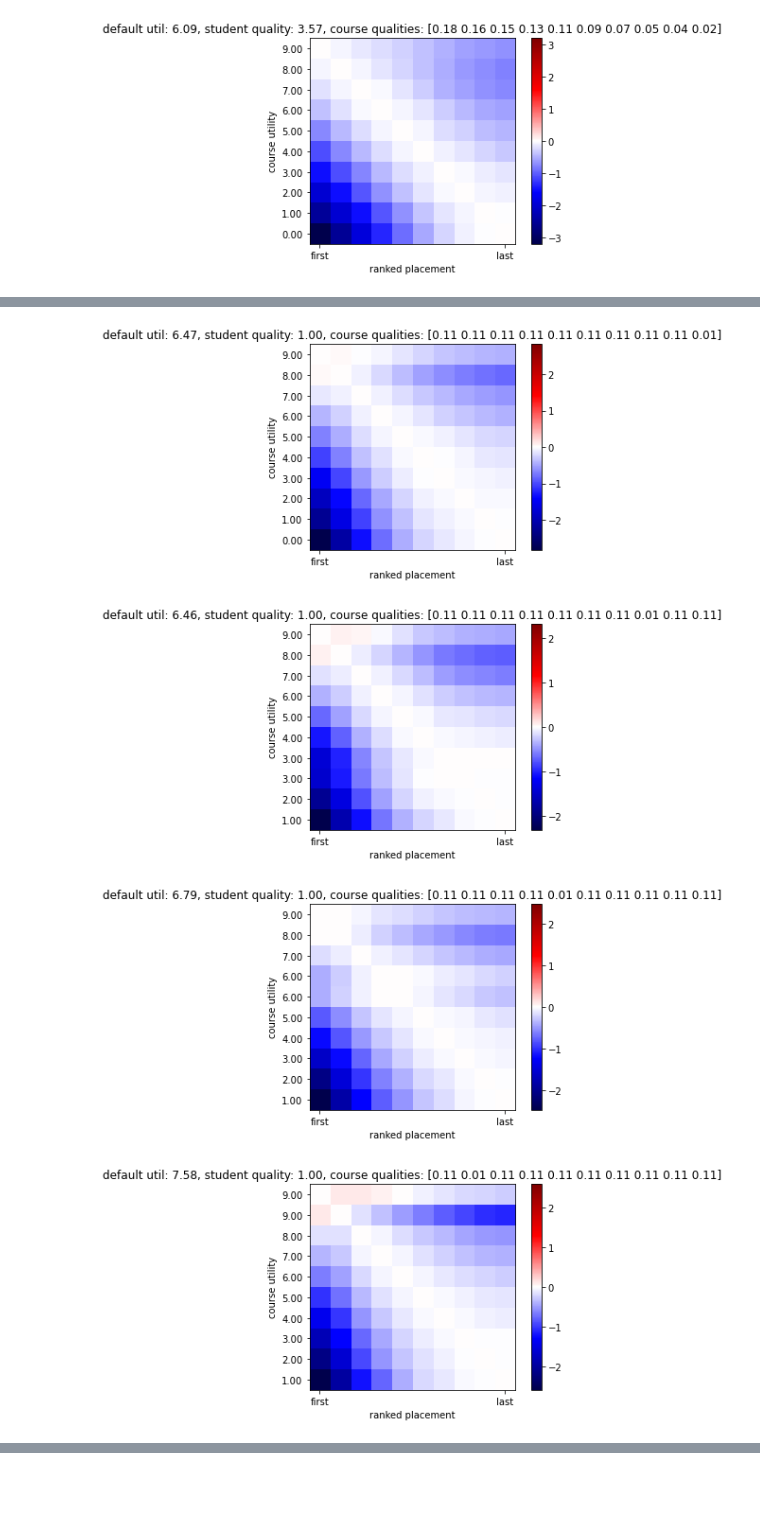
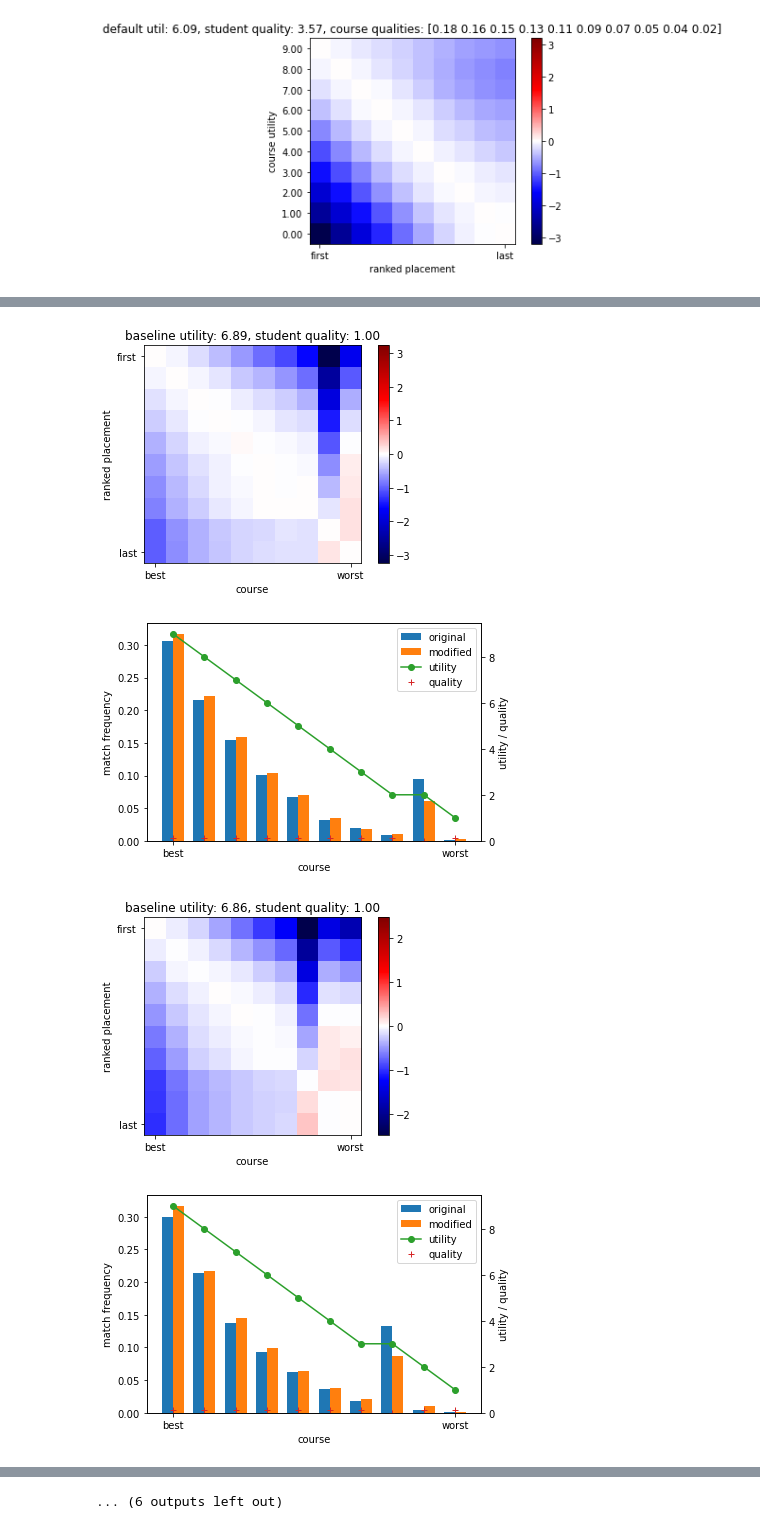
Before and after one commit to liamdj/thesis, a Jupyter notebook: sims.ipynb, the cells around one changed output, grey strips where cells are left out. Saved outputs shown, nothing was run; the diff lists cells and outputs as text; code cells hidden in the pictures; blank space fills up the shorter version.

```diff
--- a/sims.ipynb
+++ b/sims.ipynb
@@ -17,12 +174,0 @@ results1 = simulate_matchings.try_reordering(match_utilities, student_qualities,
-# %%
-def plot_results(data):
-    most = max(np.max(data - data[0, 0]), np.max(data[0, 0] - data))
-    norm = colors.Normalize(-most, +most, clip=True)
-    plt.title("default util: {:.2f}, student quality: {:.2f}, course qualities: {}".format(data[0, 0], student_qualities[0] * 10, course_qualities[np.flip(np.argsort(match_utilities))]))
-    plt.yticks(np.arange(10), map("{:.2f}".format, np.flip(np.sort(match_utilities))))
-    plt.ylabel("course utility")
-    plt.imshow(data - data[0, 0], cmap='seismic', norm=norm)
-    plt.xlabel("ranked placement")
-    plt.xticks([0, 9], ["first", "last"])
-    plt.colorbar()
-    plt.show()
@@ -97,0 +227,7 @@ plt.scatter(qualities, results, marker='o')
+# %%
+student_qualities = np.ones(n)
+student_qualities[0] = 1000000
+student_qualities /= np.sum(student_qualities)
+fixed_weights_top = sims.get_fixed_weights(student_qualities, course_qualities, student_weights, course_weights, 5000)
+print(student_qualities)
+np.mean(fixed_weights_top, axis=0)
@@ -97,0 +239,7 @@ plt.scatter(qualities, results, marker='o')
+# %%
+student_qualities = np.ones(n)
+student_qualities[0] = 0.00001
+student_qualities /= np.sum(student_qualities)
+fixed_weights_bot = sims.get_fixed_weights(student_qualities, course_qualities, student_weights, course_weights, 5000)
+print(student_qualities)
+np.mean(fixed_weights_bot, axis=0)
@@ -97,0 +251,4 @@ plt.scatter(qualities, results, marker='o')
+# %%
+init_matches = sims.match_results(ranking, fixed_weights_bot, student_weights)
+new_matches = sims.match_results(ranking, fixed_weights_top, student_weights)
+plot_match_comparison(np.histogram(init_matches, n)[0] / init_matches.size, np.histogram(new_matches, n)[0] / new_matches.size, match_utilities / np.sum(match_utilities), course_qualities)
@@ -100,19 +358,25 @@ As quantity approaches 1, utility gets worst. Levels out as quality gets large.
 # %%
 # checking if there is a dud course that you like to varying degrees
+n = 10
 student_qualities = np.ones(10) / 10
 student_weights = course_weights = np.arange(9, -1, -1)
 course_qualities = np.ones(10)
 course_qualities[0] = 0.1
 course_qualities /= np.sum(course_qualities)
 
-for w in range(0, 13, 3):
+for w in range(2, 11, 1):
     match_utilities = np.arange(10)
     match_utilities[0] = w
-    res = simulate_matchings.try_reordering(match_utilities, student_qualities, course_qualities, student_weights, course_weights, 5000)
-    plot_results(res)
+    fixed_weights = sims.get_fixed_weights(student_qualities, course_qualities, student_weights, course_weights, 5000)
+    res = sims.try_reordering(match_utilities, fixed_weights, student_weights)
+    plot_results(res, student_qualities)
+    default_ranking = sims.default_ranking(match_utilities)
+    init_matches = sims.match_results(default_ranking, fixed_weights, student_weights)
+    new_matches = sims.match_results(sims.reorder_ranking(default_ranking, 10-w, 11-w), fixed_weights, student_weights)
+    plot_match_comparison(np.histogram(init_matches, n)[0] / init_matches.size, np.histogram(new_matches, n)[0] / new_matches.size, match_utilities, course_qualities)
 plt.show()
 # %% [output]
-[figure, old version]
+[figure, new version]
-[figure, old version]
+[figure, new version]
-[figure, old version]
+[figure, new version]
-[figure, old version]
+[figure, new version]
@@ -119,0 +391 @@ plt.show()
+... (6 outputs left out)
```
Also changed, not shown: parts of 35 cells of this notebook, 32 other files.
